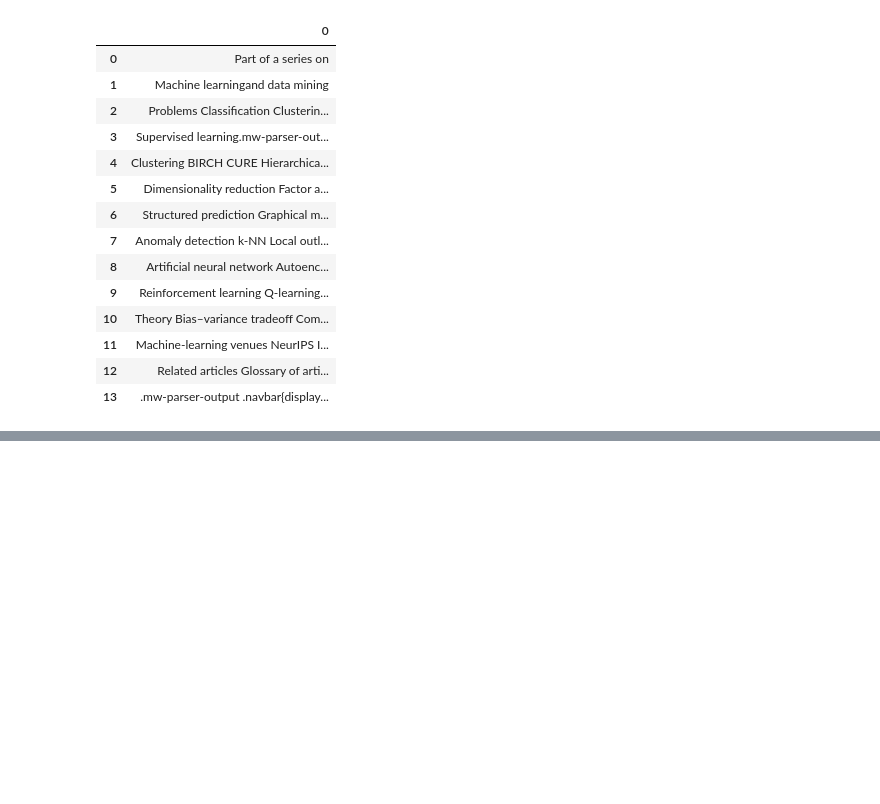
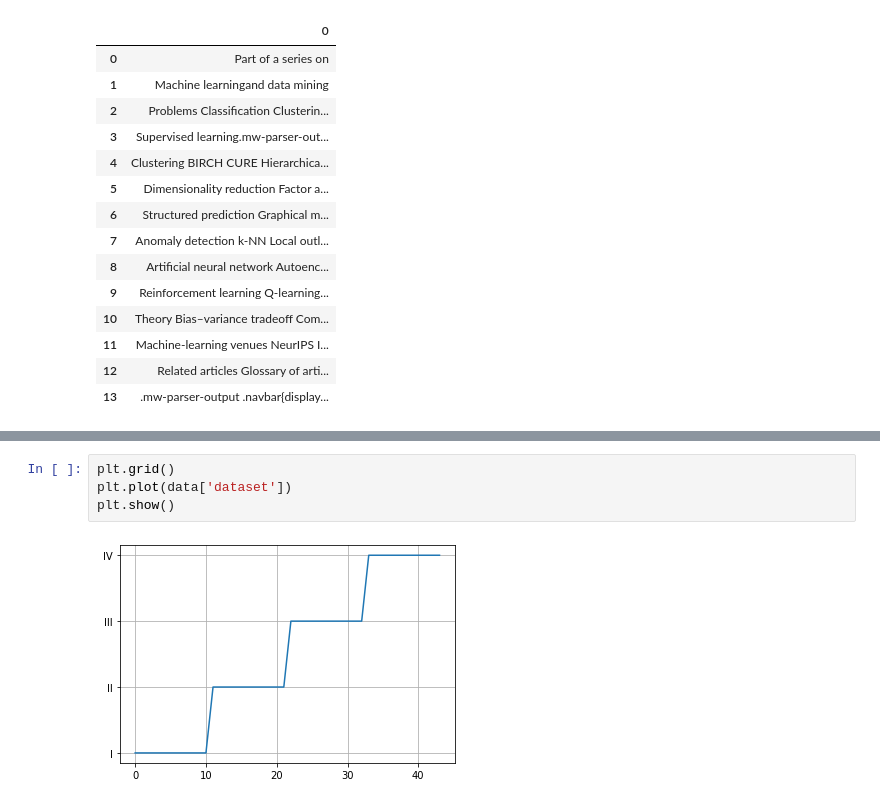
Before and after one commit to Karthikeya-S/day1, a Jupyter notebook: day1_.ipynb, the cells around one changed output, grey strips where cells are left out. Drawn from its saved outputs; the diff is of its cells as text; blank space fills up the shorter version.

```diff
--- a/day1_.ipynb
+++ b/day1_.ipynb
@@ -58,0 +105,6 @@ dataset1
+# %%
+plt.grid()
+plt.plot(data['dataset'])
+plt.show()
+# %% [output]
+[figure, added]
```
Also changed, not shown: parts of 5 cells of this notebook.
